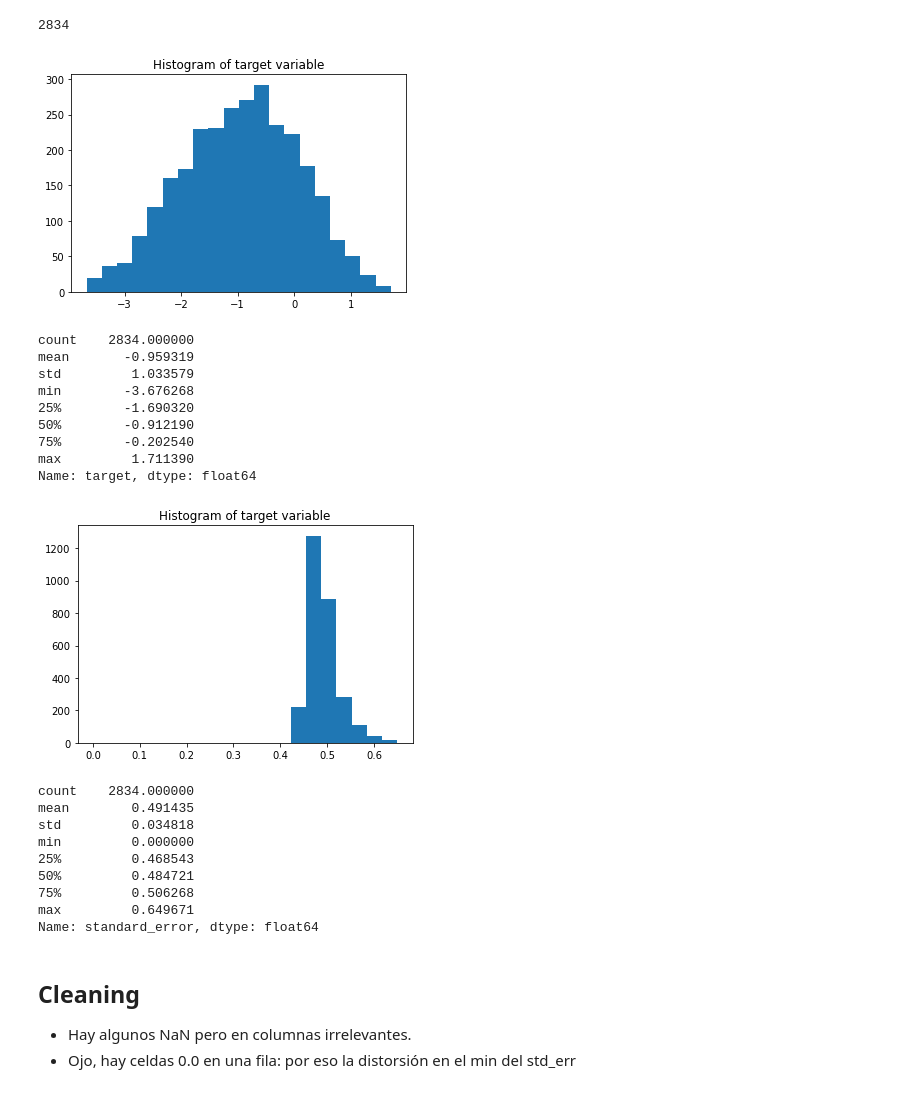
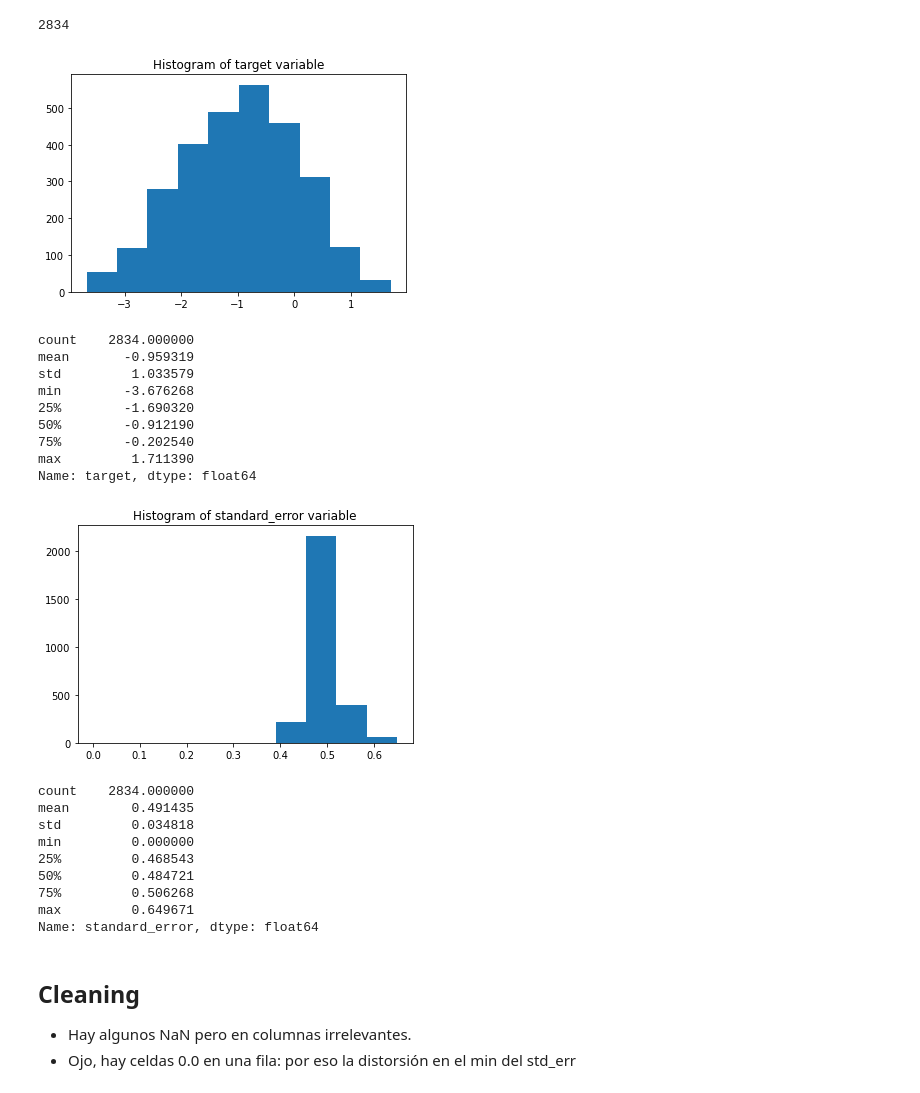
Before and after one commit to exemartinez/makeovermonday_projects, a Jupyter notebook: scripts/readability_kaggle.ipynb, the cells around one changed output. Cells and saved outputs as stored; diff of their text form; code cells hidden in the pictures.

```diff
--- a/scripts/ReadabilityKaggle.ipynb
+++ b/scripts/readability_kaggle.ipynb
@@ -45,12 +45,12 @@ len(df)
 # %% [output]
 2834
 # %%
-plt.hist(df.target, bins = 20)
+plt.hist(df.target, bins = 10)
 plt.title("Histogram of target variable")
 plt.show()
 print(df.target.describe())
 # %% [output]
-[figure, old version]
+[figure, new version]
 count    2834.000000
 mean       -0.959319
 std         1.033579
@@ -61,12 +61,12 @@ min        -3.676268
 max         1.711390
 Name: target, dtype: float64
 # %%
-plt.hist(df.standard_error, bins = 20)
+plt.hist(df.standard_error, bins = 10)
 plt.title("Histogram of standard_error variable")
 plt.show()
 print(df.standard_error.describe())
 # %% [output]
-[figure, old version]
+[figure, new version]
 count    2834.000000
 mean        0.491435
 std         0.034818
```
Also changed, not shown: parts of 5 cells of this notebook, 3 other files.
